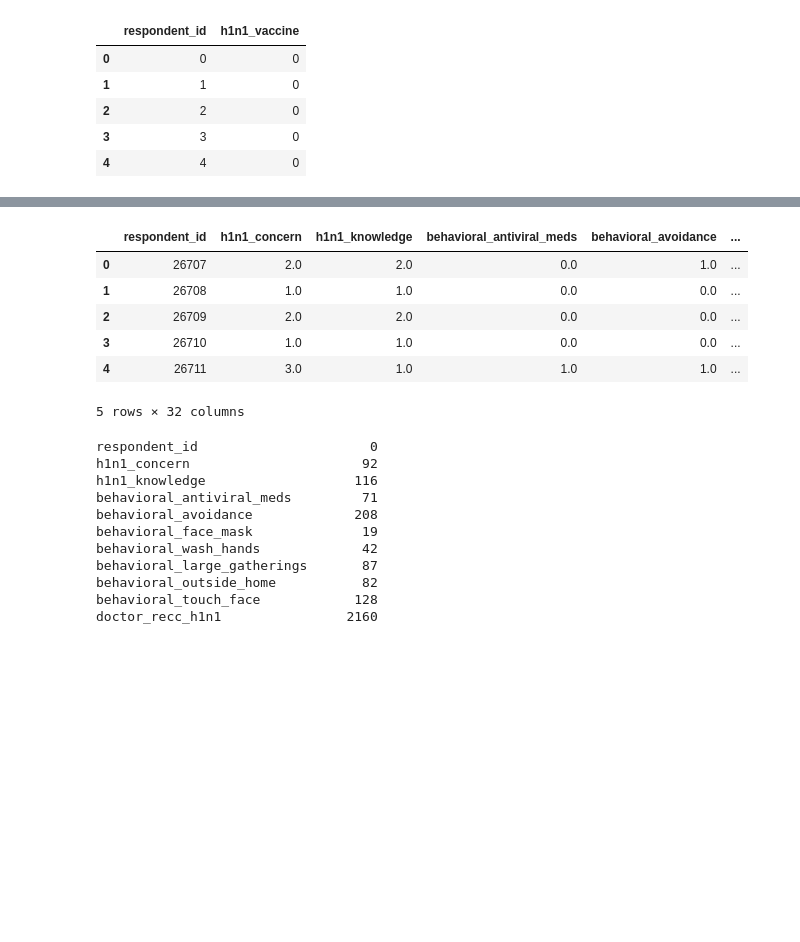
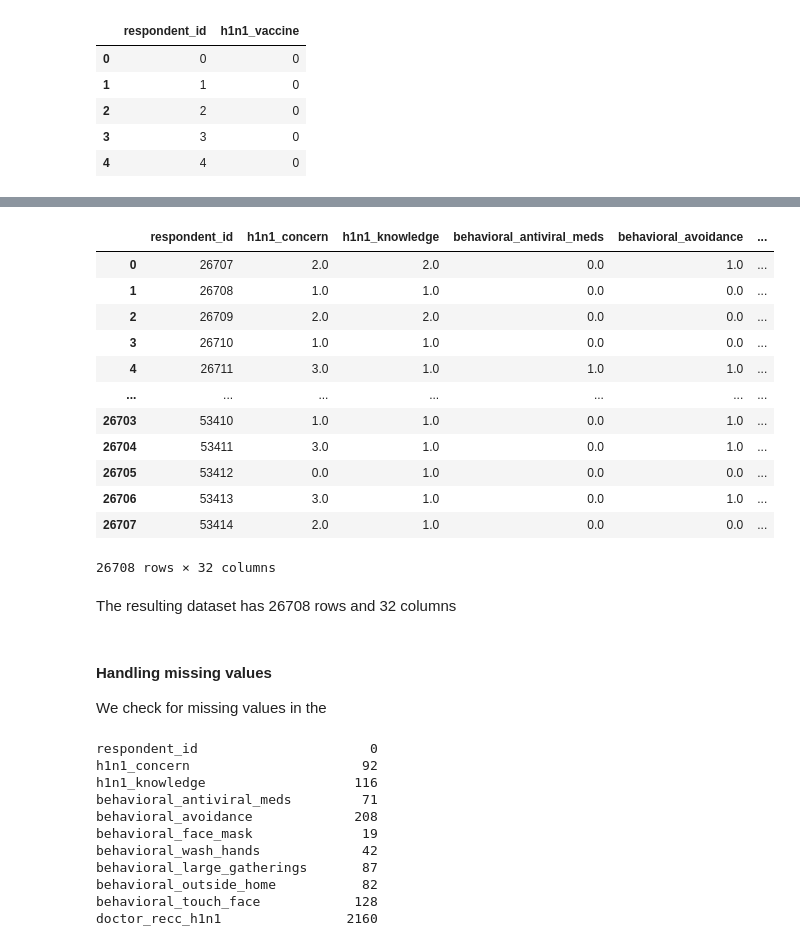
Before and after one commit to CatherineChelagat/Predicting-how-likely-individuals-are-to-receive-H1N1-vaccines, a Jupyter notebook: A Classification Model for Predicting Whether Individuals got their H1N1 Vaccines.ipynb, the cells around one changed output, grey strips where cells are left out. Cells and saved outputs as stored; diff of their text form; code cells hidden in the pictures; blank space fills up the shorter version.

```diff
--- a/A Classification Model for Predicting Whether Individuals got their H1N1 Vaccines.ipynb
+++ b/A Classification Model for Predicting Whether Individuals got their H1N1 Vaccines.ipynb
@@ -178,13 +197,24 @@ new_labels_df.head()
 # %%
 # dropping columns related to seasonal vaccine in the test features dataframe
 new_test_df = test_df.drop(['doctor_recc_seasonal', 'opinion_seas_vacc_effective', 'opinion_seas_risk', 'opinion_seas_sick_from_vacc'], axis=1)
-new_test_df.head()
+new_test_df
 # %% [output]
 |  | respondent_id | h1n1_concern | h1n1_knowledge | behavioral_antiviral_meds | behavioral_avoidance | ... |
 | 0 | 26707 | 2.0 | 2.0 | 0.0 | 1.0 | ... |
 | 1 | 26708 | 1.0 | 1.0 | 0.0 | 0.0 | ... |
 | 2 | 26709 | 2.0 | 2.0 | 0.0 | 0.0 | ... |
 | 3 | 26710 | 1.0 | 1.0 | 0.0 | 0.0 | ... |
 | 4 | 26711 | 3.0 | 1.0 | 1.0 | 1.0 | ... |
+| ... | ... | ... | ... | ... | ... | ... |
+| 26703 | 53410 | 1.0 | 1.0 | 0.0 | 1.0 | ... |
+| 26704 | 53411 | 3.0 | 1.0 | 0.0 | 1.0 | ... |
+| 26705 | 53412 | 0.0 | 1.0 | 0.0 | 0.0 | ... |
+| 26706 | 53413 | 3.0 | 1.0 | 0.0 | 1.0 | ... |
+| 26707 | 53414 | 2.0 | 1.0 | 0.0 | 0.0 | ... |
-5 rows × 32 columns
+26708 rows × 32 columns
+# %% [markdown]
+The resulting dataset has 26708 rows and 32 columns
+# %% [markdown]
+#### Handling missing values
+We check for missing values in the
 # %%
```
Also changed, not shown: parts of 15 cells of this notebook.
